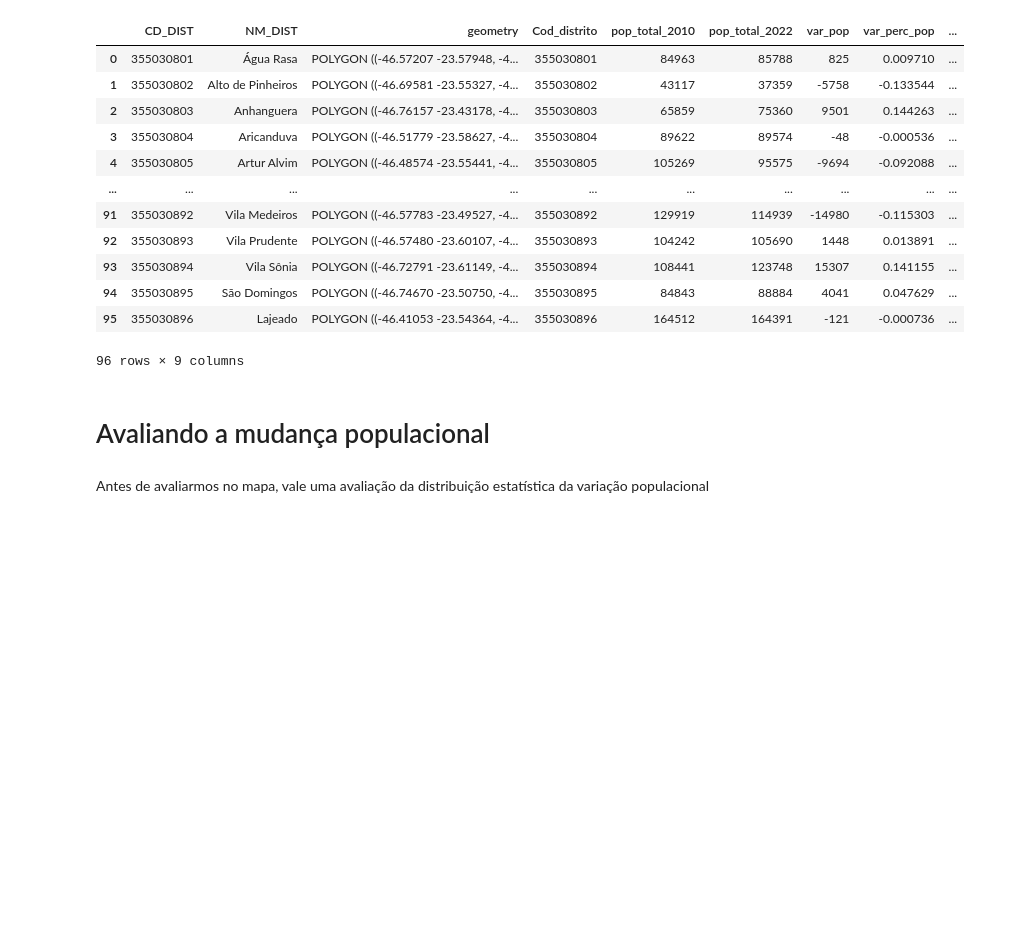
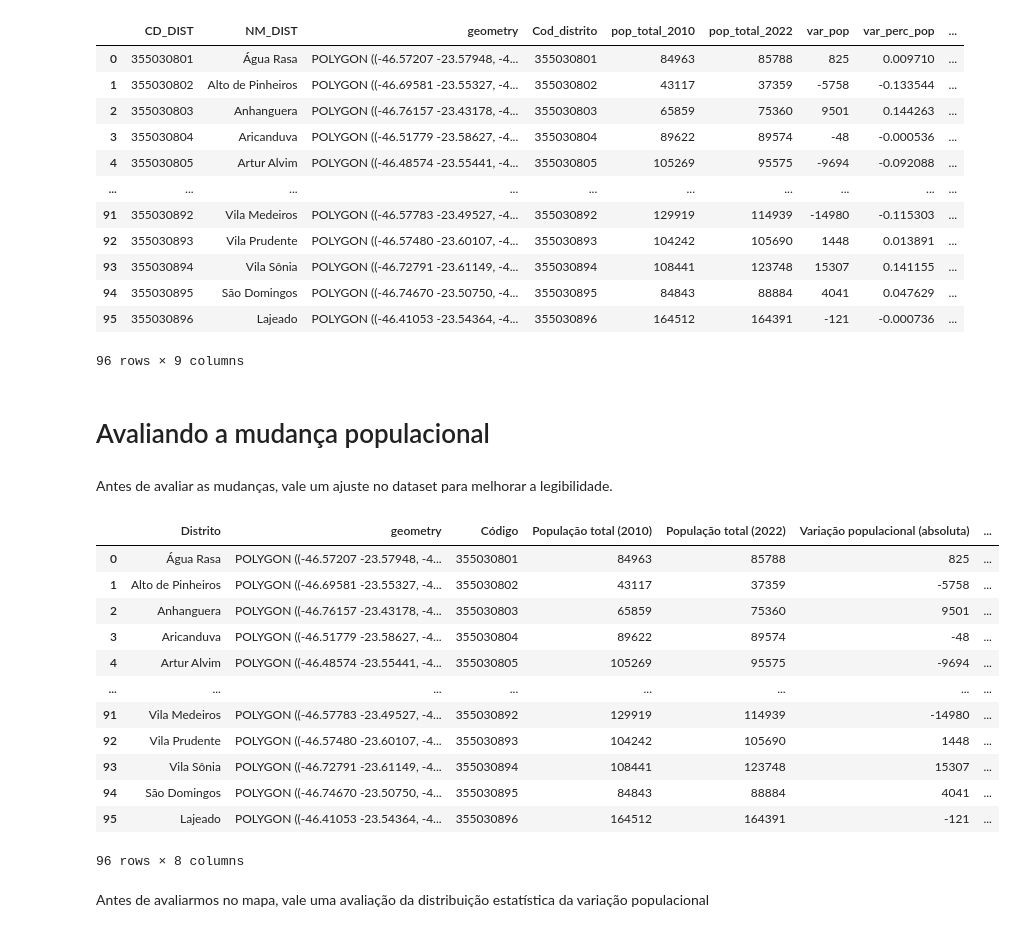
Before and after one commit to brunoazuma/explora_censo22, a Jupyter notebook: Explora_censos.ipynb, the cells around one changed output. Cells and saved outputs as stored; diff of their text form; code cells hidden in the pictures; blank space fills up the shorter version.

```diff
--- a/Explora_censos.ipynb
+++ b/Explora_censos.ipynb
@@ -328,3 +328,5 @@ df_final
 96 rows × 9 columns
 # %% [markdown]
 # Avaliando a mudança populacional
+# %% [markdown]
+Antes de avaliar as mudanças, vale um ajuste no dataset para melhorar a legibilidade.
@@ -331,3 +335,28 @@ df_final
+# %%
+col_naming = {
+    'NM_DIST': 'Distrito',
+    'Cod_distrito': 'Código',
+    'pop_total_2010': 'População total (2010)',
+    'pop_total_2022': 'População total (2022)',
+    'var_pop': 'Variação populacional (absoluta)',
+    'var_perc_pop': 'Variação populacional (%)'
+}
+df_final = df_final.rename(columns=col_naming)
+df_final
+# %% [output]
+|  | Distrito | geometry | Código | População total (2010) | População total (2022) | Variação populacional (absoluta) | ... |
+| 0 | Água Rasa | POLYGON ((-46.57207 -23.57948, -4... | 355030801 | 84963 | 85788 | 825 | ... |
+| 1 | Alto de Pinheiros | POLYGON ((-46.69581 -23.55327, -4... | 355030802 | 43117 | 37359 | -5758 | ... |
+| 2 | Anhanguera | POLYGON ((-46.76157 -23.43178, -4... | 355030803 | 65859 | 75360 | 9501 | ... |
+| 3 | Aricanduva | POLYGON ((-46.51779 -23.58627, -4... | 355030804 | 89622 | 89574 | -48 | ... |
+| 4 | Artur Alvim | POLYGON ((-46.48574 -23.55441, -4... | 355030805 | 105269 | 95575 | -9694 | ... |
+| ... | ... | ... | ... | ... | ... | ... | ... |
+| 91 | Vila Medeiros | POLYGON ((-46.57783 -23.49527, -4... | 355030892 | 129919 | 114939 | -14980 | ... |
+| 92 | Vila Prudente | POLYGON ((-46.57480 -23.60107, -4... | 355030893 | 104242 | 105690 | 1448 | ... |
+| 93 | Vila Sônia | POLYGON ((-46.72791 -23.61149, -4... | 355030894 | 108441 | 123748 | 15307 | ... |
+| 94 | São Domingos | POLYGON ((-46.74670 -23.50750, -4... | 355030895 | 84843 | 88884 | 4041 | ... |
+| 95 | Lajeado | POLYGON ((-46.41053 -23.54364, -4... | 355030896 | 164512 | 164391 | -121 | ... |
+96 rows × 8 columns
 # %% [markdown]
 Antes de avaliarmos no mapa, vale uma avaliação da distribuição estatística da variação populacional
 # %%
```
Also changed, not shown: parts of 9 cells of this notebook.
